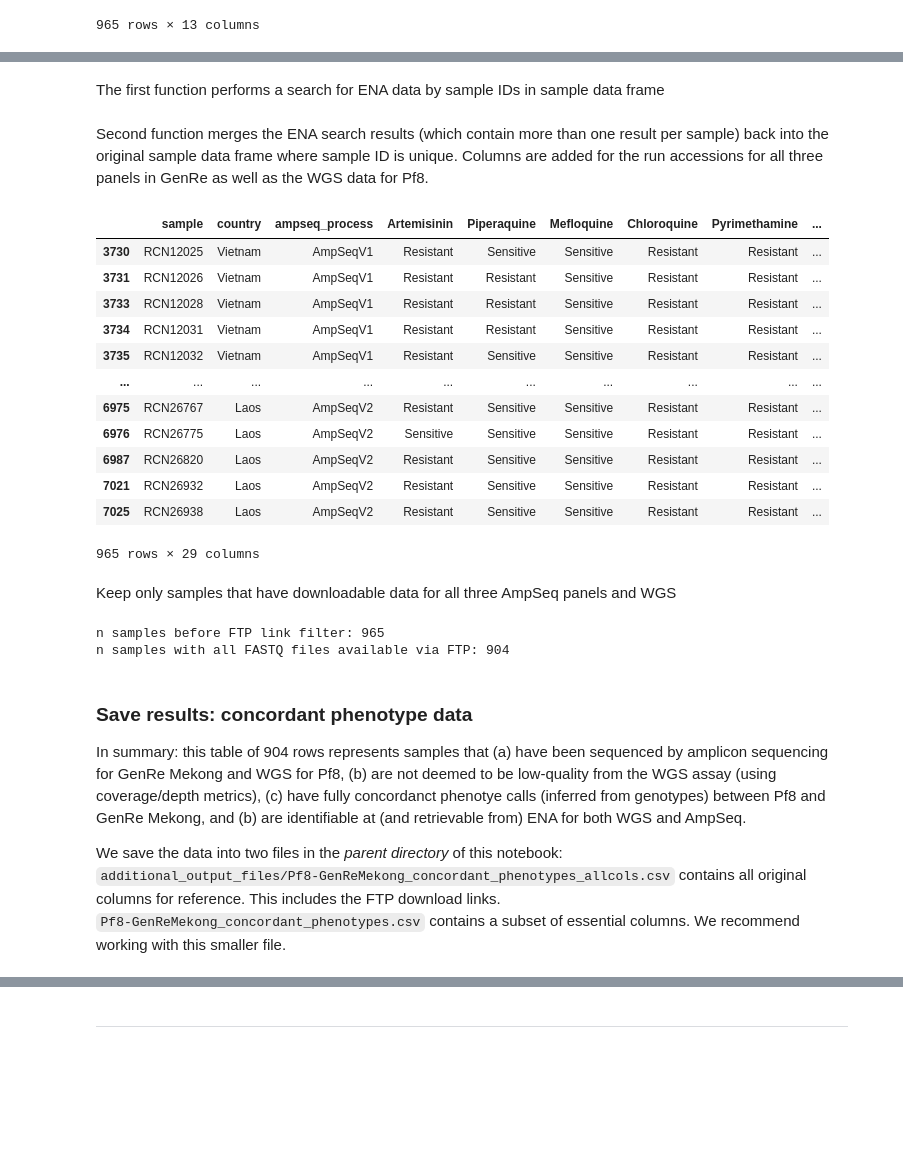
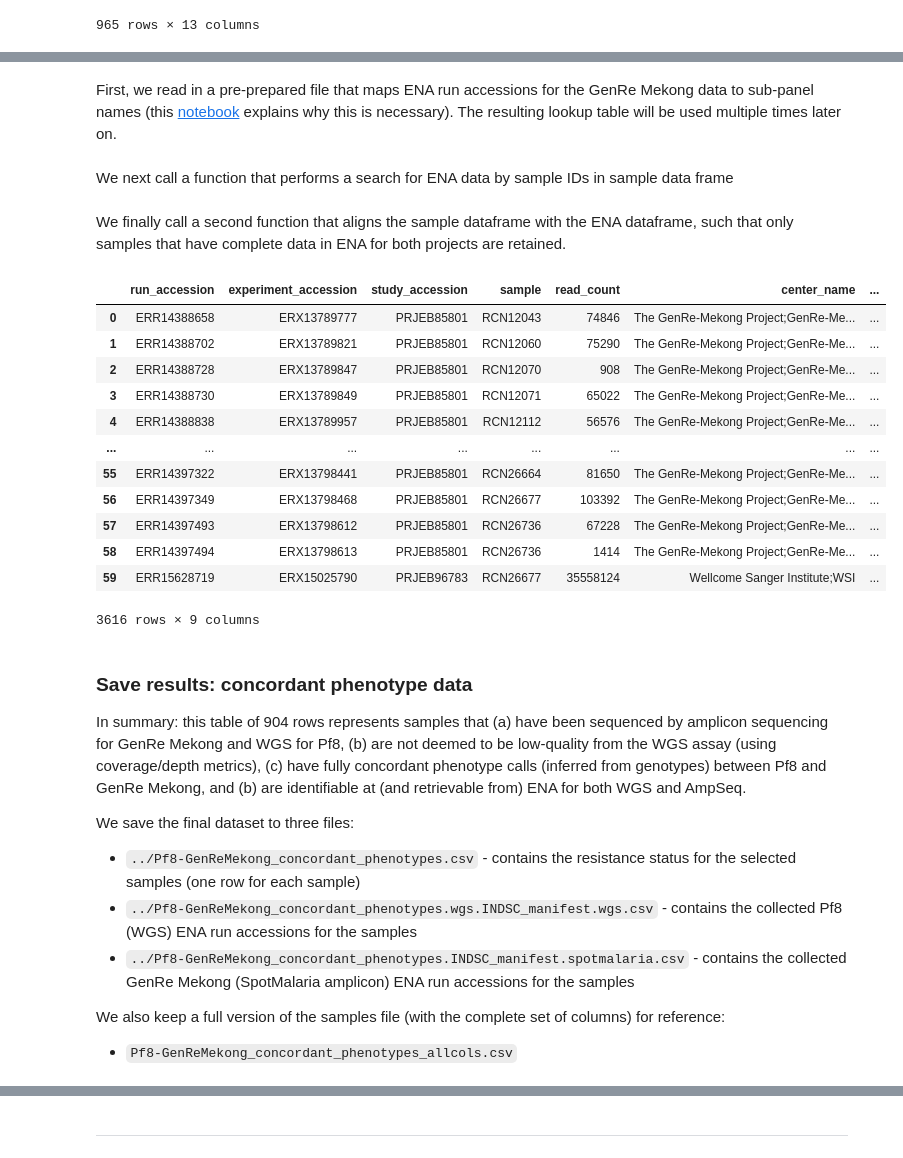
Before and after one commit to advISO-project/validation_malaria, a Jupyter notebook: real-world-dataset/notebook/pf8genre.ipynb, the cells around one changed output, grey strips where cells are left out. Saved outputs shown, nothing was run; the diff lists cells and outputs as text; code cells hidden in the pictures; blank space fills up the shorter version.

Commit message:
Overhaul of notebooks and outputs. Result is a consistently-formatted ENA manifest between real-world and synthetic datasets

````diff
--- a/real-world-dataset/notebook/pf8genre.ipynb
+++ b/real-world-dataset/notebook/pf8genre.ipynb
@@ -289,47 +287,42 @@ The accessions can be used to retrieve sequencing and meta-data from all [INSDC]
+# %% [markdown]
+First, we read in a pre-prepared file that maps ENA run accessions for the GenRe Mekong data to sub-panel names (this [notebook](genre_mekong_acc_map/get_genre_run_to_panel_map.ipynb) explains why this is necessary). The resulting lookup table will be used multiple times later on.
+# %%
+genre_run_to_panel_df = pd.read_csv("genre_mekong_accmap/genre_ena_runacc_to_panel_map.csv")
+panel_dict = genre_run_to_panel_df.set_index("run_accession")["panel"].to_dict()
 # %% [markdown]
-The first function performs a search for ENA data by sample IDs in sample data frame
+We next call a function that performs a search for ENA data by sample IDs in sample data frame
 # %%
-genre_pf8_conc_s_ena_result = create_ena_data_frame(genre_pf8_conc_s_df)
+genre_pf8_conc_s_ena_result = create_ena_data_frame_from_samples(genre_pf8_conc_s_df)
 # %% [markdown]
-Second function merges the ENA search results (which contain more than one result per sample) back into the original sample data frame where sample ID is unique. Columns are added for the run accessions for all three panels in GenRe as well as the WGS data for Pf8.
+We finally call a second function that aligns the sample dataframe with the ENA dataframe, such that only samples that have complete data in ENA for both projects are retained.
 # %%
-genre_pf8_conc_s_ena_df = merge_ena_results_into_sample_data_genre_pf8(sample_data=genre_pf8_conc_s_df, ena_result=genre_pf8_conc_s_ena_result)
+genre_pf8_conc_s_ena_df, ena_result_filtered = align_ena_results_with_sample_data_genre_pf8(sample_data=genre_pf8_conc_s_df, ena_result=genre_pf8_conc_s_ena_result, genre_panel_map=panel_dict)
 genre_pf8_conc_s_ena_df
+ena_result_filtered
 # %% [output]
-|  | sample | country | ampseq_process | Artemisinin | Piperaquine | Mefloquine | Chloroquine | Pyrimethamine | ... |
-| 3730 | RCN12025 | Vietnam | AmpSeqV1 | Resistant | Sensitive | Sensitive | Resistant | Resistant | ... |
-| 3731 | RCN12026 | Vietnam | AmpSeqV1 | Resistant | Resistant | Sensitive | Resistant | Resistant | ... |
-| 3733 | RCN12028 | Vietnam | AmpSeqV1 | Resistant | Resistant | Sensitive | Resistant | Resistant | ... |
-| 3734 | RCN12031 | Vietnam | AmpSeqV1 | Resistant | Resistant | Sensitive | Resistant | Resistant | ... |
-| 3735 | RCN12032 | Vietnam | AmpSeqV1 | Resistant | Sensitive | Sensitive | Resistant | Resistant | ... |
-| ... | ... | ... | ... | ... | ... | ... | ... | ... | ... |
-| 6975 | RCN26767 | Laos | AmpSeqV2 | Resistant | Sensitive | Sensitive | Resistant | Resistant | ... |
-| 6976 | RCN26775 | Laos | AmpSeqV2 | Sensitive | Sensitive | Sensitive | Resistant | Resistant | ... |
-| 6987 | RCN26820 | Laos | AmpSeqV2 | Resistant | Sensitive | Sensitive | Resistant | Resistant | ... |
-| 7021 | RCN26932 | Laos | AmpSeqV2 | Resistant | Sensitive | Sensitive | Resistant | Resistant | ... |
-| 7025 | RCN26938 | Laos | AmpSeqV2 | Resistant | Sensitive | Sensitive | Resistant | Resistant | ... |
+|  | run_accession | experiment_accession | study_accession | sample | read_count | center_name | ... |
+| 0 | ERR14388658 | ERX13789777 | PRJEB85801 | RCN12043 | 74846 | The GenRe-Mekong Project;GenRe-Me... | ... |
+| 1 | ERR14388702 | ERX13789821 | PRJEB85801 | RCN12060 | 75290 | The GenRe-Mekong Project;GenRe-Me... | ... |
+| 2 | ERR14388728 | ERX13789847 | PRJEB85801 | RCN12070 | 908 | The GenRe-Mekong Project;GenRe-Me... | ... |
+| 3 | ERR14388730 | ERX13789849 | PRJEB85801 | RCN12071 | 65022 | The GenRe-Mekong Project;GenRe-Me... | ... |
+| 4 | ERR14388838 | ERX13789957 | PRJEB85801 | RCN12112 | 56576 | The GenRe-Mekong Project;GenRe-Me... | ... |
+| ... | ... | ... | ... | ... | ... | ... | ... |
+| 55 | ERR14397322 | ERX13798441 | PRJEB85801 | RCN26664 | 81650 | The GenRe-Mekong Project;GenRe-Me... | ... |
+| 56 | ERR14397349 | ERX13798468 | PRJEB85801 | RCN26677 | 103392 | The GenRe-Mekong Project;GenRe-Me... | ... |
+| 57 | ERR14397493 | ERX13798612 | PRJEB85801 | RCN26736 | 67228 | The GenRe-Mekong Project;GenRe-Me... | ... |
+| 58 | ERR14397494 | ERX13798613 | PRJEB85801 | RCN26736 | 1414 | The GenRe-Mekong Project;GenRe-Me... | ... |
+| 59 | ERR15628719 | ERX15025790 | PRJEB96783 | RCN26677 | 35558124 | Wellcome Sanger Institute;WSI | ... |
-965 rows × 29 columns
+3616 rows × 9 columns
-# %% [markdown]
-Keep only samples that have downloadable data for all three AmpSeq panels and WGS
-# %%
-genre_pf8_conc_s_ena2_df = genre_pf8_conc_s_ena_df[
-    genre_pf8_conc_s_ena_df[['GenRe_GRC1_ENA_FASTQ_FTP_1',
-       'GenRe_GRC2_ENA_FASTQ_FTP_1', 'GenRe_SPEC_ENA_FASTQ_FTP_1',
-       'Pf8_ENA_FASTQ_FTP_1', 'GenRe_GRC1_ENA_FASTQ_FTP_2',
-       'GenRe_GRC2_ENA_FASTQ_FTP_2', 'GenRe_SPEC_ENA_FASTQ_FTP_2',
-       'Pf8_ENA_FASTQ_FTP_2']].notnull().all(1)
-]
-
-print(f'n samples before FTP link filter: {len(genre_pf8_conc_s_ena_df)}')
-print(f'n samples with all FASTQ files available via FTP: {len(genre_pf8_conc_s_ena2_df)}')
-# %% [output]
-n samples before FTP link filter: 965
-n samples with all FASTQ files available via FTP: 904
 # %% [markdown]
 ### Save results: concordant phenotype data
-In summary: this table of 904 rows represents samples that (a) have been sequenced by amplicon sequencing for GenRe Mekong and WGS for Pf8, (b) are not deemed to be low-quality from the WGS assay (using coverage/depth metrics), (c) have fully concordanct phenotye calls (inferred from genotypes) between Pf8 and GenRe Mekong, and (b) are identifiable at (and retrievable from) ENA for both WGS and AmpSeq.
+In summary: this table of 904 rows represents samples that (a) have been sequenced by amplicon sequencing for GenRe Mekong and WGS for Pf8, (b) are not deemed to be low-quality from the WGS assay (using coverage/depth metrics), (c) have fully concordant phenotype calls (inferred from genotypes) between Pf8 and GenRe Mekong, and (b) are identifiable at (and retrievable from) ENA for both WGS and AmpSeq.
 
-We save the data into two files in the _parent directory_ of this notebook:
-```additional_output_files/Pf8-GenReMekong_concordant_phenotypes_allcols.csv``` contains all original columns for reference.  This includes the FTP download links.
-```Pf8-GenReMekong_concordant_phenotypes.csv``` contains a subset of essential columns. We recommend working with this smaller file.
+We save the final dataset to three files:
+
+- ```../Pf8-GenReMekong_concordant_phenotypes.csv``` - contains the resistance status for the selected samples (one row for each sample)
+- ```../Pf8-GenReMekong_concordant_phenotypes.wgs.INDSC_manifest.wgs.csv``` - contains the collected Pf8 (WGS) ENA run accessions for the samples
+- ```../Pf8-GenReMekong_concordant_phenotypes.INDSC_manifest.spotmalaria.csv``` - contains the collected GenRe Mekong (SpotMalaria amplicon) ENA run accessions for the samples
+
+We also keep a full version of the samples file (with the complete set of columns) for reference:
+- ```Pf8-GenReMekong_concordant_phenotypes_allcols.csv```
 # %%
````
Also changed, not shown: parts of 31 cells of this notebook, 23 other files.
